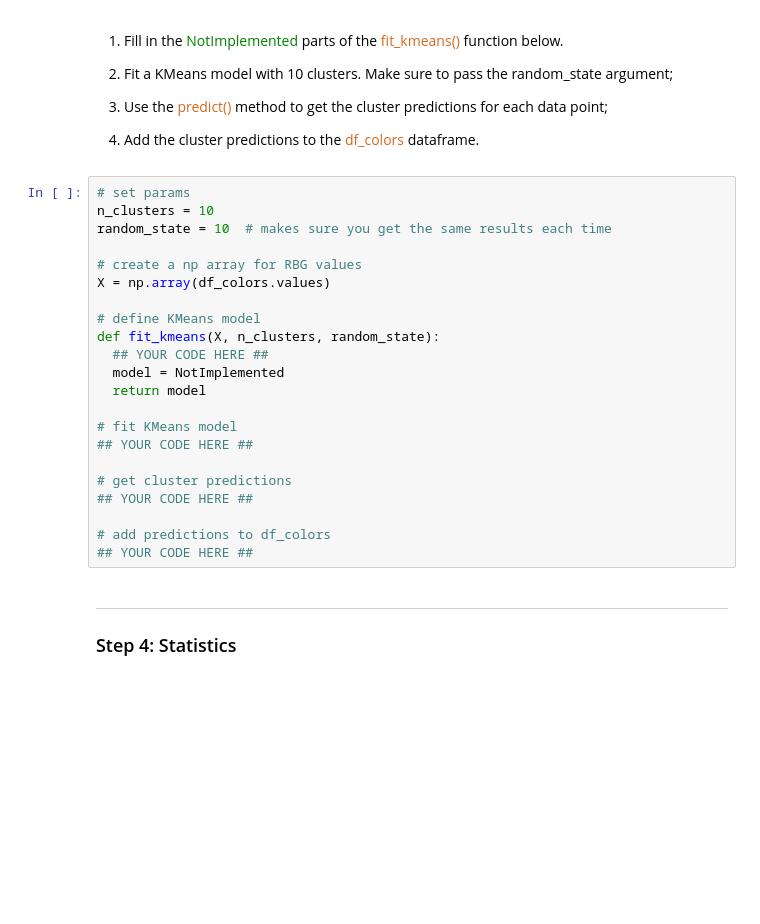
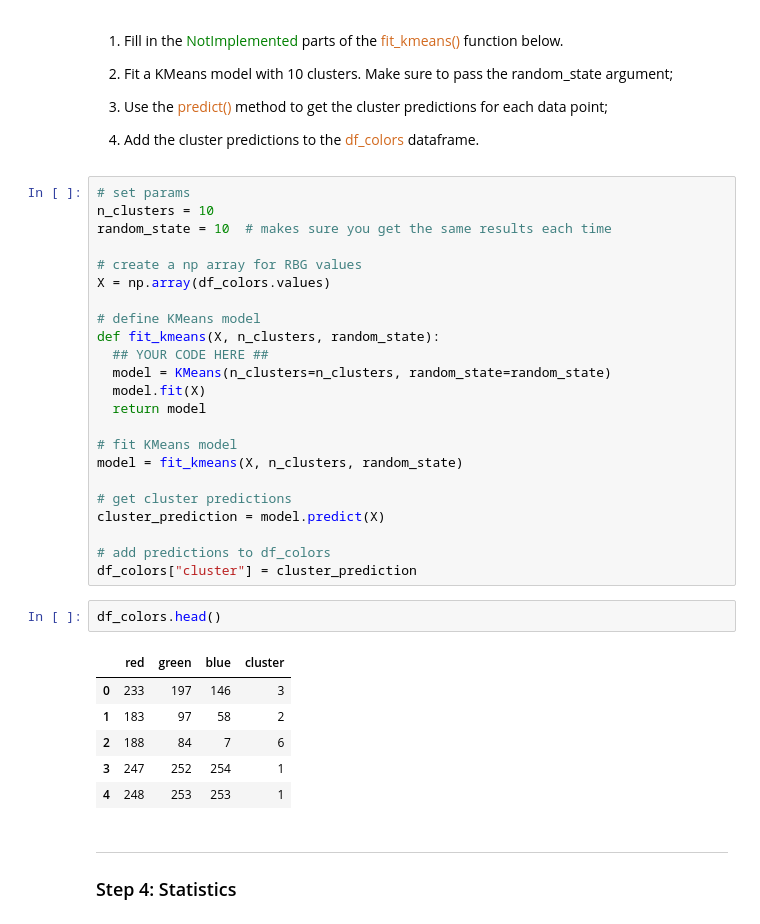
Before and after one commit to ming-berkeley/ds207_assignments, a Jupyter notebook: 08_Kmeans_Clustering.ipynb, the cells around one changed output. Cells and saved outputs as stored; diff of their text form; blank space fills up the shorter version.

```diff
--- a/08_Kmeans_Clustering.ipynb
+++ b/08_Kmeans_Clustering.ipynb
@@ -107,17 +132,27 @@ X = np.array(df_colors.values)
 # define KMeans model
 def fit_kmeans(X, n_clusters, random_state):
   ## YOUR CODE HERE ##
-  model = NotImplemented
+  model = KMeans(n_clusters=n_clusters, random_state=random_state)
+  model.fit(X)
   return model
 
 # fit KMeans model
-## YOUR CODE HERE ##
+model = fit_kmeans(X, n_clusters, random_state)
 
 # get cluster predictions
-## YOUR CODE HERE ##
+cluster_prediction = model.predict(X)
 
 # add predictions to df_colors
-## YOUR CODE HERE ##
+df_colors["cluster"] = cluster_prediction
+# %%
+df_colors.head()
+# %% [output]
+|  | red | green | blue | cluster |
+| 0 | 233 | 197 | 146 | 3 |
+| 1 | 183 | 97 | 58 | 2 |
+| 2 | 188 | 84 | 7 | 6 |
+| 3 | 247 | 252 | 254 | 1 |
+| 4 | 248 | 253 | 253 | 1 |
 # %% [markdown]
 ---
 ### Step 4: Statistics
```
Also changed, not shown: parts of 16 cells of this notebook.
